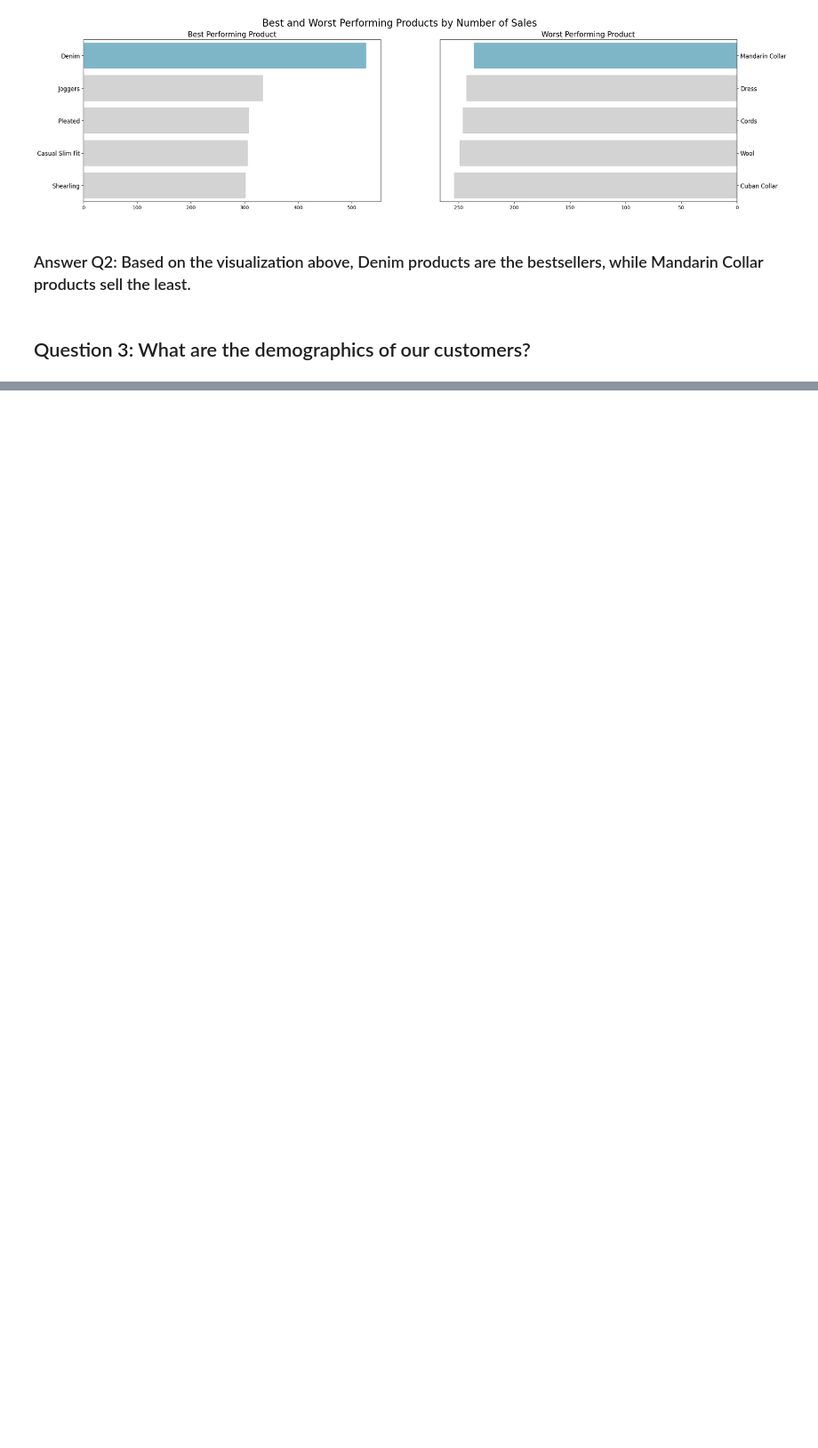
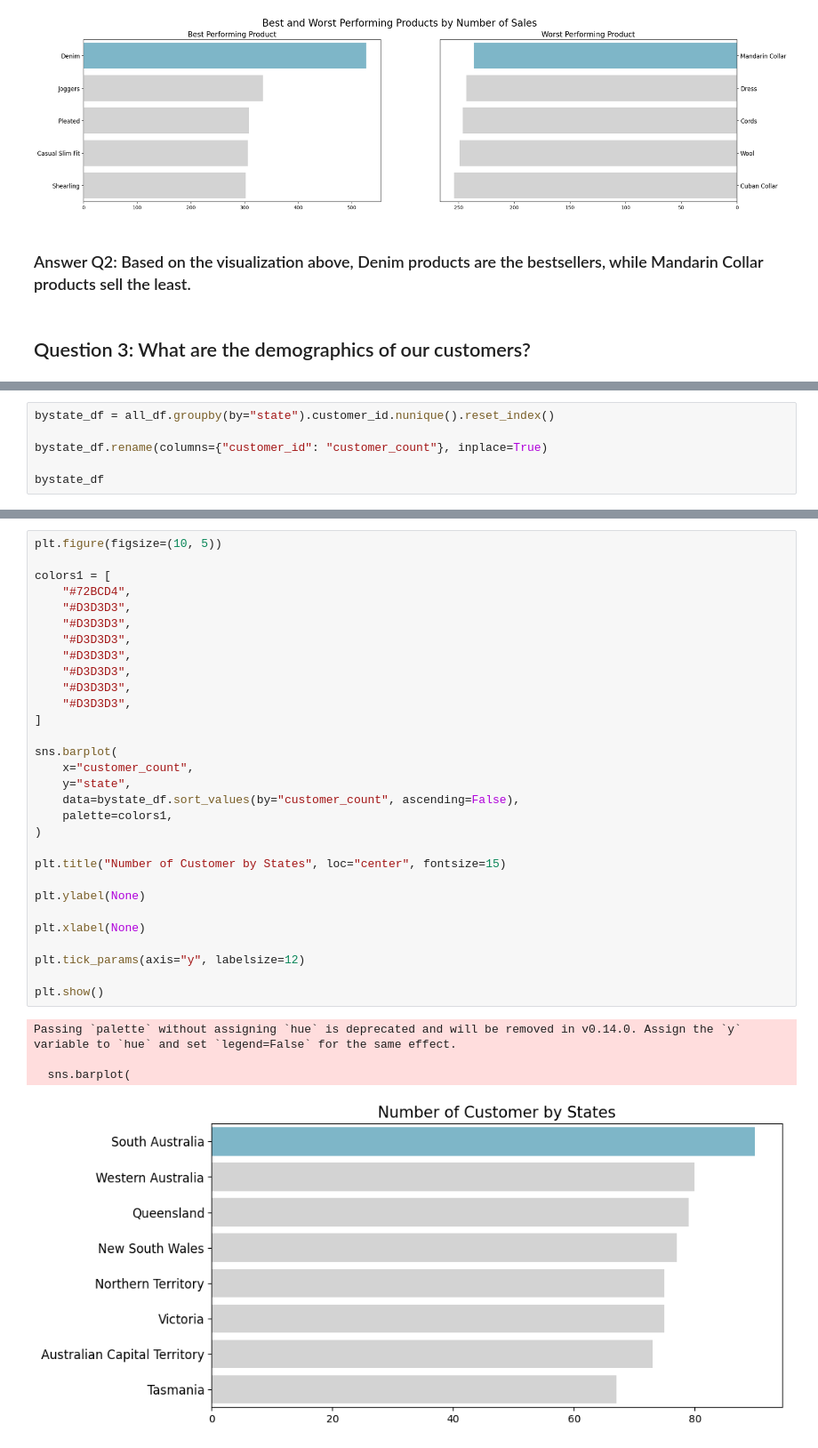
Before and after one commit to stefansphtr/Exercise-Project-Data-Analysis, a Jupyter notebook: Project.ipynb, the cells around one changed output, grey strips where cells are left out. Shown: that part at 89% size. Drawn from its saved outputs; the diff is of its cells as text; blank space fills up the shorter version.

```diff
--- a/Project.ipynb
+++ b/Project.ipynb
@@ -1545,0 +1620,6 @@ plt.show()
+# %%
+bystate_df = all_df.groupby(by="state").customer_id.nunique().reset_index()
+
+bystate_df.rename(columns={"customer_id": "customer_count"}, inplace=True)
+
+bystate_df
@@ -1545,0 +1636,35 @@ plt.show()
+# %%
+plt.figure(figsize=(10, 5))
+
+colors1 = [
+    "#72BCD4",
+    "#D3D3D3",
+    "#D3D3D3",
+    "#D3D3D3",
+    "#D3D3D3",
+    "#D3D3D3",
+    "#D3D3D3",
+    "#D3D3D3",
+]
+
+sns.barplot(
+    x="customer_count",
+    y="state",
+    data=bystate_df.sort_values(by="customer_count", ascending=False),
+    palette=colors1,
+)
+
+plt.title("Number of Customer by States", loc="center", fontsize=15)
+
+plt.ylabel(None)
+
+plt.xlabel(None)
+
+plt.tick_params(axis="y", labelsize=12)
+
+plt.show()
+# %% [output]
+Passing `palette` without assigning `hue` is deprecated and will be removed in v0.14.0. Assign the `y` variable to `hue` and set `legend=False` for the same effect.
+
+  sns.barplot(
+[figure, added]
```
Also changed, not shown: parts of 18 cells of this notebook.
